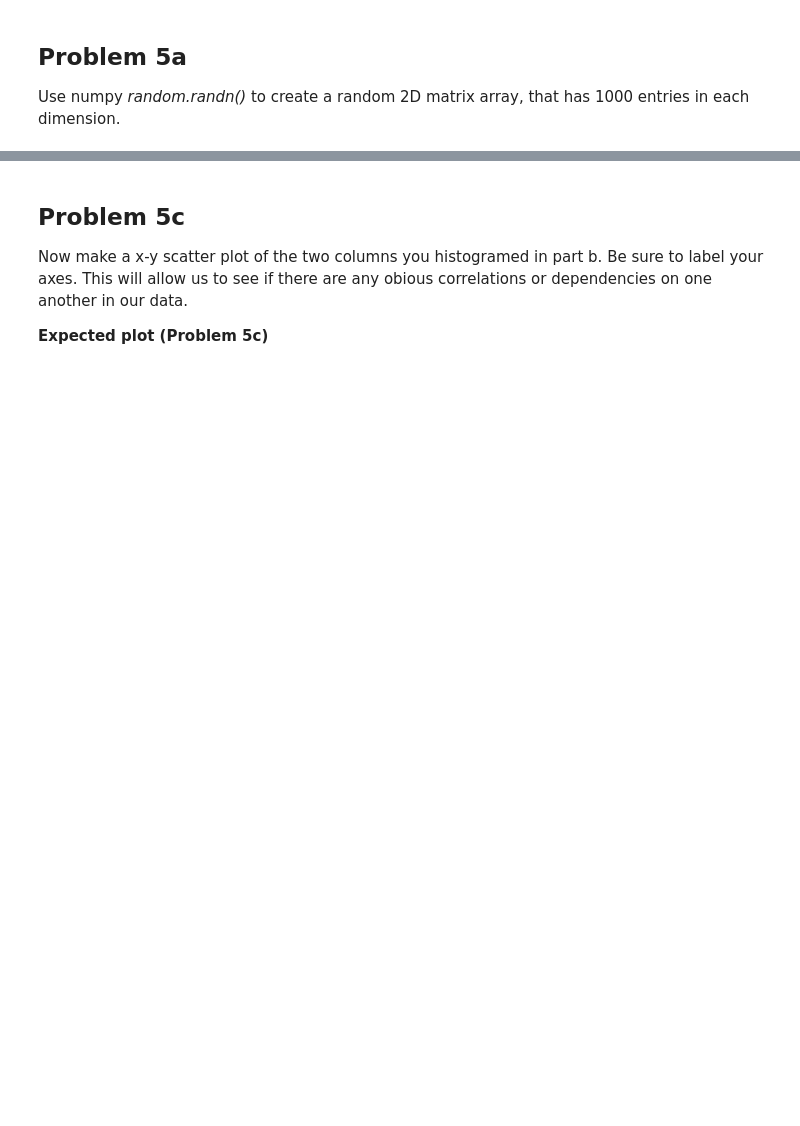
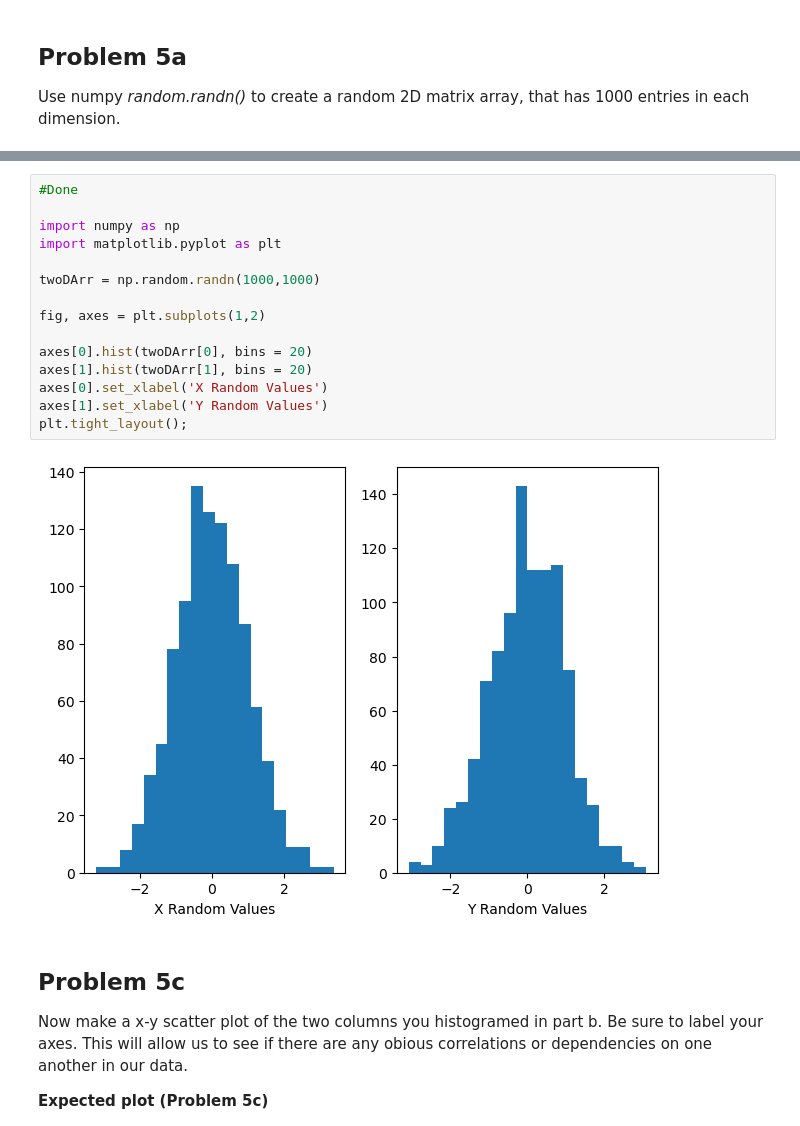
Before and after one commit to BrianEBranch/Phys-3511-Fall2023, a Jupyter notebook: Module01/Assignment/Assignment_01.ipynb, the cells around one changed output, grey strips where cells are left out. Drawn from its saved outputs; the diff is of its cells as text; blank space fills up the shorter version.

```diff
--- a/Module01/Assignment/Assignment_01.ipynb
+++ b/Module01/Assignment/Assignment_01.ipynb
@@ -102,6 +159,23 @@ Create a plot that contains two subplots (one row two plots). In each sub plot h
 
 **Expected plot (Problem 5b)**
 ![P5b.png](attachment:P5b.png)
+# %%
+#Done
+
+import numpy as np
+import matplotlib.pyplot as plt
+
+twoDArr = np.random.randn(1000,1000)
+
+fig, axes = plt.subplots(1,2)
+
+axes[0].hist(twoDArr[0], bins = 20)
+axes[1].hist(twoDArr[1], bins = 20)
+axes[0].set_xlabel('X Random Values')
+axes[1].set_xlabel('Y Random Values')
+plt.tight_layout();
+# %% [output]
+[figure, added]
 # %% [markdown]
 ## Problem 5c
 Now make a x-y scatter plot of the two columns you histogramed in part b. Be sure to label your axes. This will allow us to see if there are any obious correlations or dependencies on one another in our data.
```
Also changed, not shown: parts of 11 cells of this notebook.
